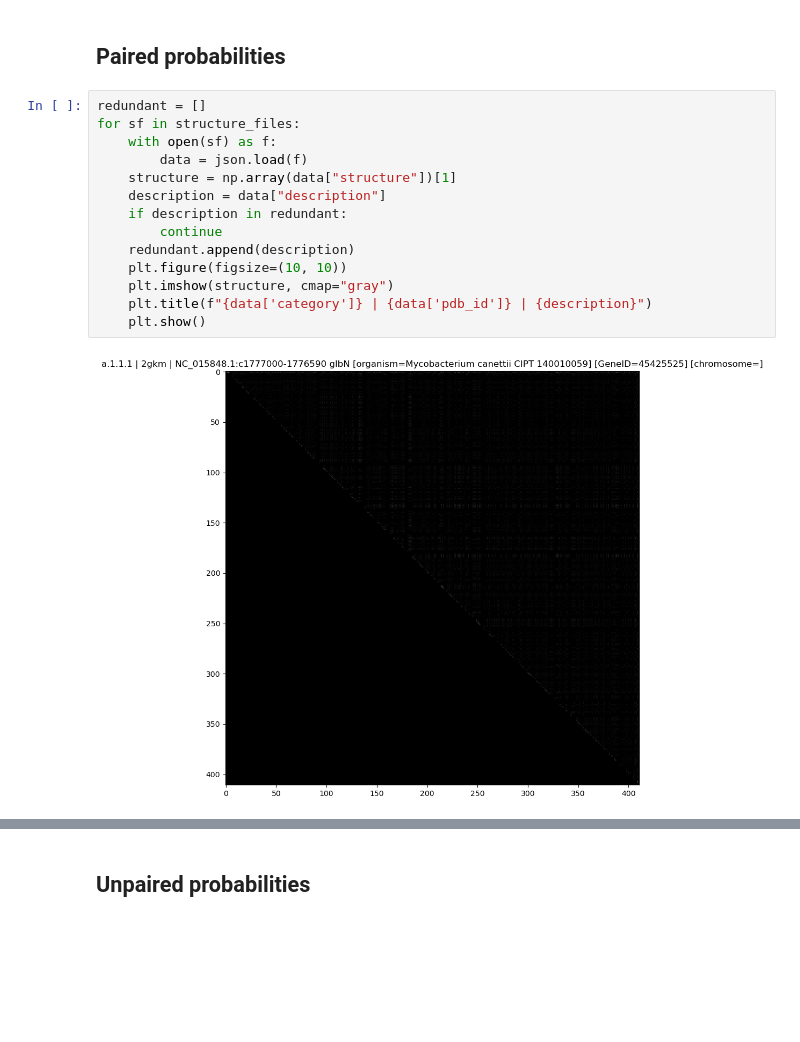
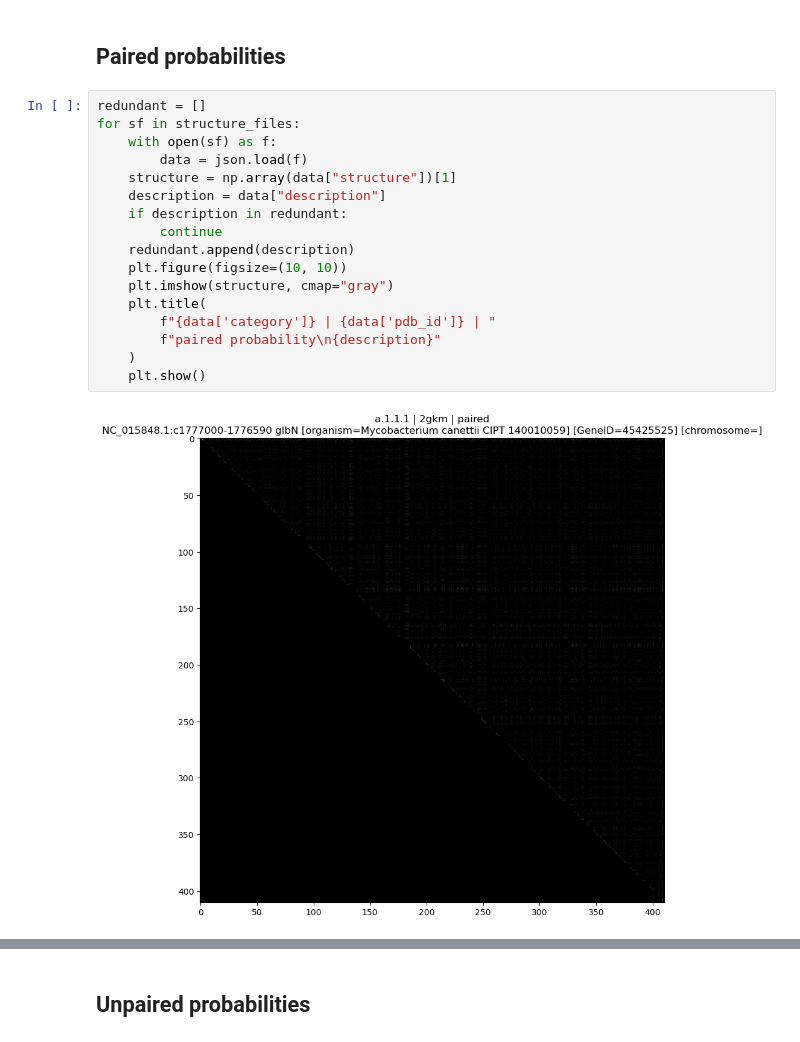
Before and after one commit to f1lem0n/transfold, a Jupyter notebook: demo/structure_visualisation.ipynb, the cells around one changed output, grey strips where cells are left out. Cells and saved outputs as stored; diff of their text form; blank space fills up the shorter version.

```diff
--- a/demo/structure_visualisation.ipynb
+++ b/demo/structure_visualisation.ipynb
@@ -29,16 +29,19 @@ structure_files
 # %%
 redundant = []
 for sf in structure_files:
     with open(sf) as f:
         data = json.load(f)
     structure = np.array(data["structure"])[1]
     description = data["description"]
     if description in redundant:
         continue
     redundant.append(description)
     plt.figure(figsize=(10, 10))
     plt.imshow(structure, cmap="gray")
-    plt.title(f"{data['category']} | {data['pdb_id']} | {description}")
+    plt.title(
+        f"{data['category']} | {data['pdb_id']} | "
+        f"paired probability\n{description}"
+    )
     plt.show()
 # %% [output]
-[figure, old version]
+[figure, new version]
```
Also changed, not shown: parts of 2 cells of this notebook, 1 other file.
